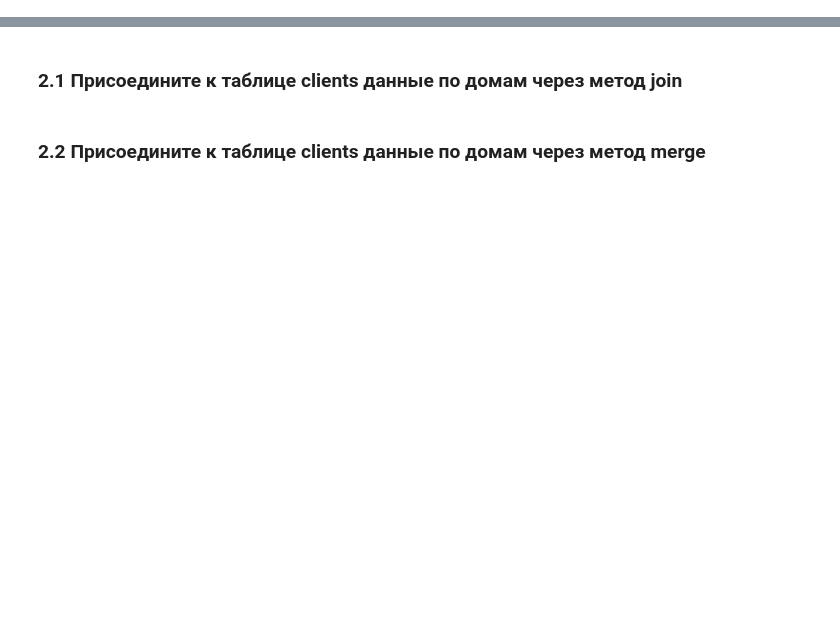
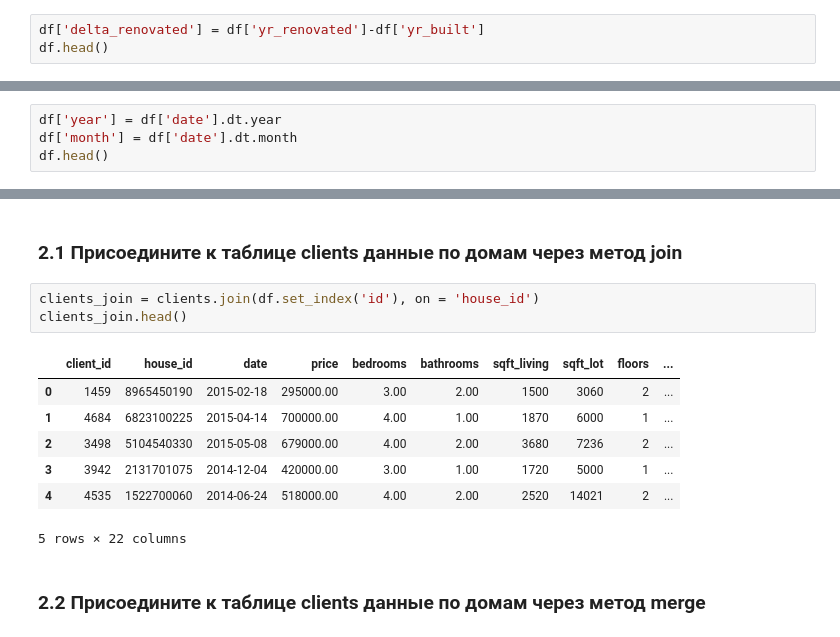
Before and after one commit to MrsMystique/python-repo, a Jupyter notebook: Homeworks/Hw_2_python.ipynb, the cells around one changed output, grey strips where cells are left out. Drawn from its saved outputs; the diff is of its cells as text; blank space fills up the shorter version.

```diff
--- a/Homeworks/Hw_2_python.ipynb
+++ b/Homeworks/Hw_2_python.ipynb
@@ -681,0 +683,3 @@ print(f"Такие дома в среднем имеют оценку {mean_cond
+# %%
+df['delta_renovated'] = df['yr_renovated']-df['yr_built']
+df.head()
@@ -682,2 +694,6 @@ print(f"Такие дома в среднем имеют оценку {mean_cond
 # %% [markdown]
 1.3 Создайте **признаки года продажи, месяца продажи**
+# %%
+df['year'] = df['date'].dt.year
+df['month'] = df['date'].dt.month
+df.head()
@@ -703,4 +753,15 @@ print(f"Такие дома в среднем имеют оценку {mean_cond
 # %% [markdown]
 ### 2.1 Присоедините к таблице clients данные по домам через метод join
+# %%
+clients_join = clients.join(df.set_index('id'), on = 'house_id')
+clients_join.head()
+# %% [output]
+|  | client_id | house_id | date | price | bedrooms | bathrooms | sqft_living | sqft_lot | floors | ... |
+| 0 | 1459 | 8965450190 | 2015-02-18 | 295000.00 | 3.00 | 2.00 | 1500 | 3060 | 2 | ... |
+| 1 | 4684 | 6823100225 | 2015-04-14 | 700000.00 | 4.00 | 1.00 | 1870 | 6000 | 1 | ... |
+| 2 | 3498 | 5104540330 | 2015-05-08 | 679000.00 | 4.00 | 2.00 | 3680 | 7236 | 2 | ... |
+| 3 | 3942 | 2131701075 | 2014-12-04 | 420000.00 | 3.00 | 1.00 | 1720 | 5000 | 1 | ... |
+| 4 | 4535 | 1522700060 | 2014-06-24 | 518000.00 | 4.00 | 2.00 | 2520 | 14021 | 2 | ... |
+5 rows × 22 columns
 # %% [markdown]
 ### 2.2 Присоедините к таблице clients данные по домам через метод merge
```
Also changed, not shown: parts of 22 cells of this notebook, 5 other files.
